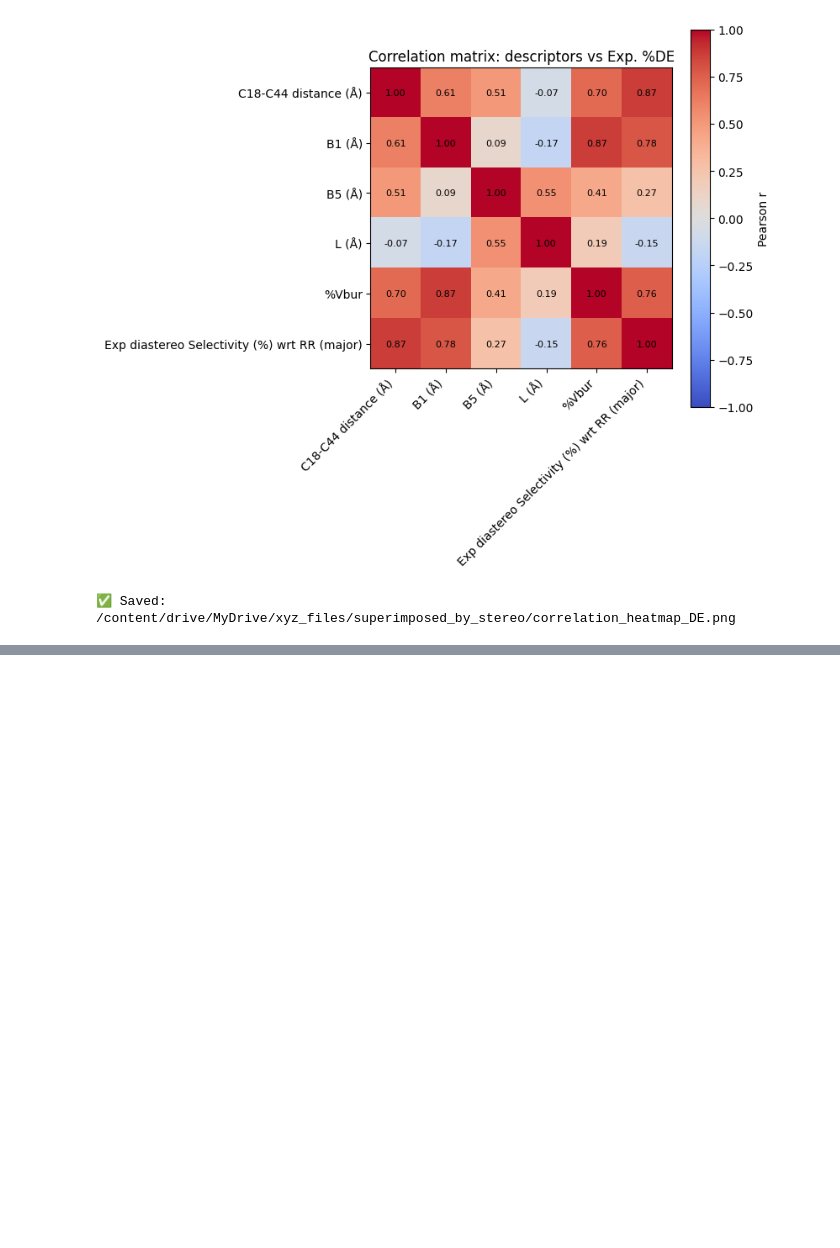
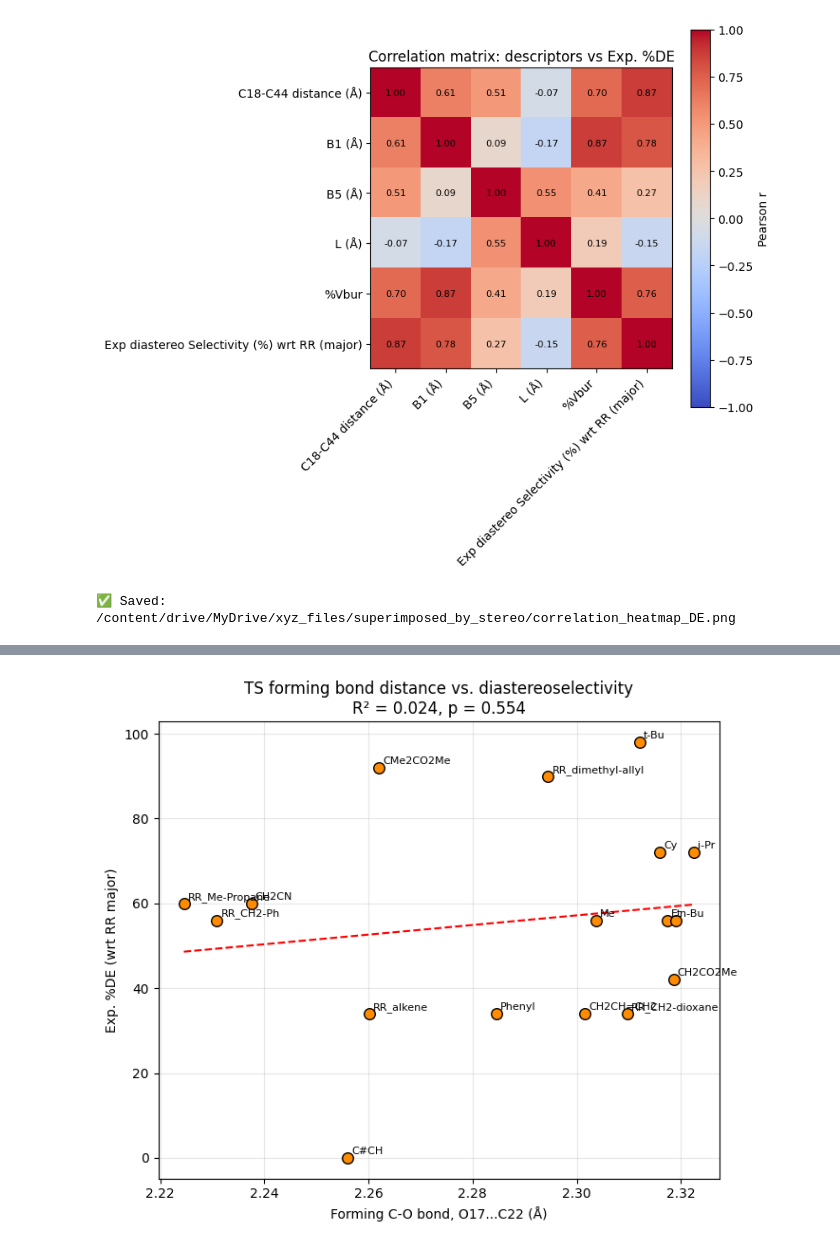
Before and after one commit to bangaru01/C_programing, a Jupyter notebook: R3_TS2_alignement_Superimpose_ipynb의_사본의_사본.ipynb, the cells around one changed output, grey strips where cells are left out. Cells and saved outputs as stored; diff of their text form; code cells hidden in the pictures; blank space fills up the shorter version.

```diff
--- a/R3_TS2_alignement_Superimpose_ipynb의_사본의_사본.ipynb
+++ b/R3_TS2_alignement_Superimpose_ipynb의_사본의_사본.ipynb
@@ -820,0 +1097,73 @@ C18-C44 distance (Å)   0.874606 0.764935 0.000004
+# %%
+# ============================================================
+# MERGE FORMING-BOND DISTANCE INTO MAIN DESCRIPTOR TABLE
+# ============================================================
+# df, df_rr_bond, df_rs_bond, out_dir, xyz_folder, exp_de, de_col
+# are assumed already defined from earlier steps
+
+# Combine RR + RS bond-distance tables into one lookup
+df_bond_all = pd.concat([df_rr_bond, df_rs_bond], ignore_index=True)
+df_bond_all = df_bond_all.rename(columns={"O17_C22_dist (Å)": "TS_forming_bond (Å)"})
+
+# Merge onto the main descriptor table (from R3_Sterimol_Vbur_results_new.xlsx)
+df = df.merge(df_bond_all, on="File", how="left")
+
+missing = df[df["TS_forming_bond (Å)"].isna()]
+if len(missing) > 0:
+    print("⚠️ Files with no matching forming-bond distance:")
+    print(missing[["File"]])
+else:
+    print("✅ Forming-bond distance merged for all files.")
+
+print(df[["File", "TS_forming_bond (Å)"]])
+
+# ============================================================
+# RE-RUN CORRELATION ANALYSIS INCLUDING THE NEW DESCRIPTOR
+# ============================================================
+df_rr = df[df[de_col].notna()].copy()
+
+descriptor_cols = [c for c in df.columns if c not in
+                    ["File", "R3", "C2 atom", "R3 first atom", "R3 atoms", de_col]
+                    and pd.api.types.is_numeric_dtype(df[c])]
+print(f"\nDescriptors used: {descriptor_cols}")
+
+results = []
+for desc in descriptor_cols:
+    x = df_rr[desc].values
+    y = df_rr[de_col].values
+    if np.std(x) == 0:
+        continue
+    r, p = stats.pearsonr(x, y)
+    results.append({"Descriptor": desc, "Pearson r": r, "R2": r**2, "p-value": p})
+
+corr_summary = pd.DataFrame(results).sort_values("R2", ascending=False)
+print("\nCorrelation with Exp. %DE (now including TS forming-bond distance):")
+print(corr_summary.to_string(index=False))
+
+# ============================================================
+# PLOT: TS forming bond vs %DE specifically
+# ============================================================
+fig, ax = plt.subplots(figsize=(7, 6))
+x = df_rr["TS_forming_bond (Å)"].values
+y = df_rr[de_col].values
+slope, intercept, r, p, se = stats.linregress(x, y)
+x_line = np.linspace(x.min(), x.max(), 100)
+y_line = slope * x_line + intercept
+
+ax.scatter(x, y, color="darkorange", s=70, edgecolor="black", zorder=3)
+ax.plot(x_line, y_line, color="red", linestyle="--", zorder=2)
+
+label_col = "R3" if "R3" in df_rr.columns else "File"
+for xi, yi, label in zip(x, y, df_rr[label_col]):
+    ax.annotate(str(label), (xi, yi), fontsize=8, xytext=(3, 3), textcoords="offset points")
+
+ax.set_xlabel("Forming C-O bond, O17...C22 (Å)")
+ax.set_ylabel("Exp. %DE (wrt RR major)")
+ax.set_title(f"TS forming bond distance vs. diastereoselectivity\nR² = {r**2:.3f}, p = {p:.3g}")
+ax.grid(alpha=0.3)
+plt.tight_layout()
+
+out_dir = os.path.join(xyz_folder, "superimposed_by_stereo")
+plt.savefig(os.path.join(out_dir, "TS_bond_vs_DE.png"), dpi=200)
+plt.show()
+# %% [output]
@@ -820,0 +1187 @@ C18-C44 distance (Å)   0.874606 0.764935 0.000004
+[figure, added]
```
Also changed, not shown: parts of 5 cells of this notebook.
